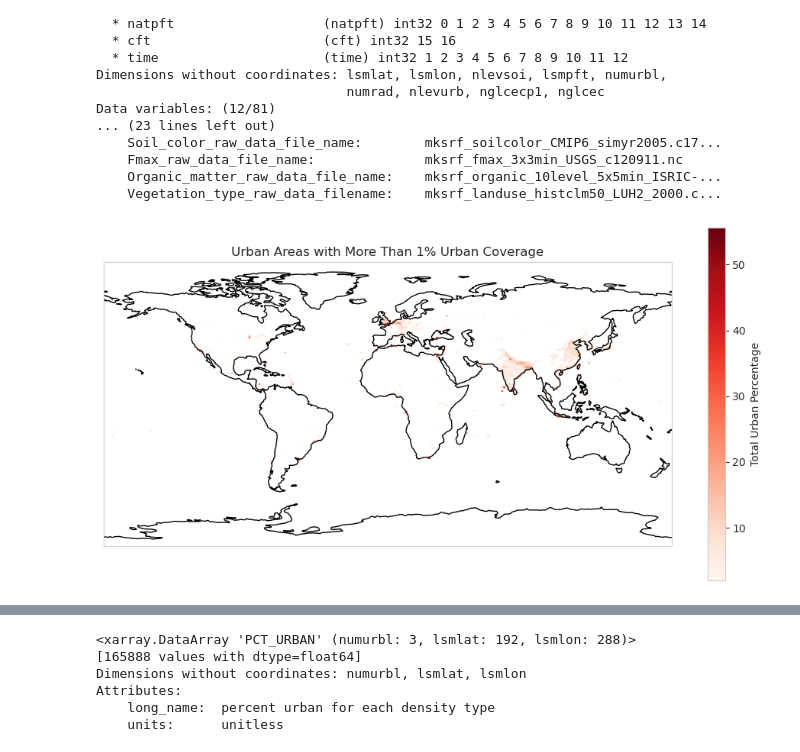
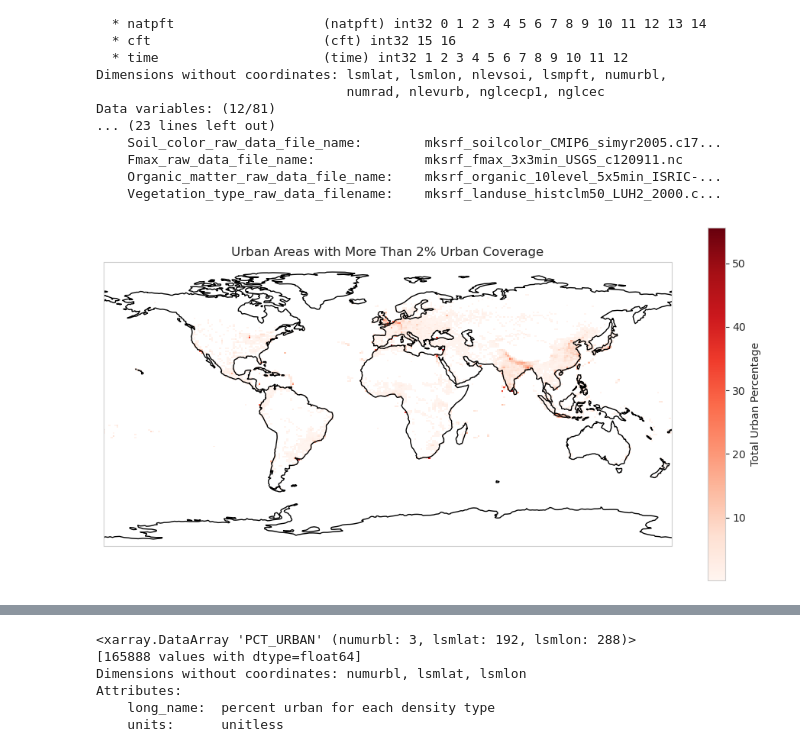
Before and after one commit to johnnyguo2007/research, a Jupyter notebook: hw_global/uhi.ipynb, the cells around one changed output, grey strips where cells are left out. Cells and saved outputs as stored; diff of their text form; code cells hidden in the pictures.

Commit message:
PCT_URBAN, dim mumurbl, density type

```diff
--- a/hw_global/uhi.ipynb
+++ b/hw_global/uhi.ipynb
@@ -47,0 +56,13 @@ Data variables: (12/81)
+# %%
+# https://bb.cgd.ucar.edu/cesm/threads/proportion-of-cities-in-surface-data.8046/
+# PCT_URBAN is the percent of each urban density type. The density types in order are
+# tall building district (TBD), high density (HD), and medium density (MD).
+# If you change those percentages, e.g, increase them, then you'll need to decrease
+# some other surface type (e.g., PCT_NATVEG, PCT_CROP, PCT_LAKE, etc.).
+# The sum of PCT_URBAN, PCT_NATVEG, PCT_CROP, PCT_LAKE, PCT_GLACIER, PCT_WETLAND needs to be 100%.
+# PCT_URBAN has multiple layers for different urban types, sum across the 'numurbl' dimension to get total urban coverage
+total_urban_pct = pct_urban.sum(dim='numurbl')
+
+# Filter locations where total urban percentage is greater than 2%
+# Using .where() to retain the data structure and metadata
+masked_urban_areas = total_urban_pct.where(total_urban_pct > 0.02)
@@ -48,39 +72,21 @@ Data variables: (12/81)
 # %%
-import xarray as xr
-import matplotlib.pyplot as plt
-import cartopy.crs as ccrs
-import numpy as np
-
-# Load the dataset
-ds = xr.open_dataset(fsurdat)
-
-# Access the PCT_URBAN variable
-pct_urban = ds['PCT_URBAN']
-
-# Assuming PCT_URBAN has multiple layers for different urban types, sum across the 'numurbl' dimension to get total urban coverage
-total_urban_pct = pct_urban.sum(dim='numurbl')
-
-# Filter locations where total urban percentage is greater than 1%
-urban_areas = total_urban_pct.where(total_urban_pct > 0.01)
 
 # Plotting
 fig = plt.figure(figsize=(12, 6))
-ax = plt.axes(projection=ccrs.PlateCarree())  # Adjust as needed
+ax = plt.axes(projection=ccrs.PlateCarree())
 ax.coastlines()
 
-# Get longitude and latitude information
+# Get longitude and latitude information from the dataset
 longitude = ds['LONGXY']
 latitude = ds['LATIXY']
 
-# Since we want to plot only significant urban areas, we'll mask values below 1%
-masked_urban_areas = np.ma.masked_less(urban_areas, 2)
-
 # Plotting the urban areas that meet the condition
+# Note: masked_urban_areas already has values below 2% filtered out, so we use it directly
 plt.pcolormesh(longitude, latitude, masked_urban_areas, transform=ccrs.PlateCarree(), cmap='Reds')
 
 plt.colorbar(label='Total Urban Percentage')
-plt.title('Urban Areas with More Than 1% Urban Coverage')
+plt.title('Urban Areas with More Than 2% Urban Coverage')
 plt.show()
 # %% [output]
-[figure, old version]
+[figure, new version]
 # %%
```
Also changed, not shown: parts of 4 cells of this notebook.
